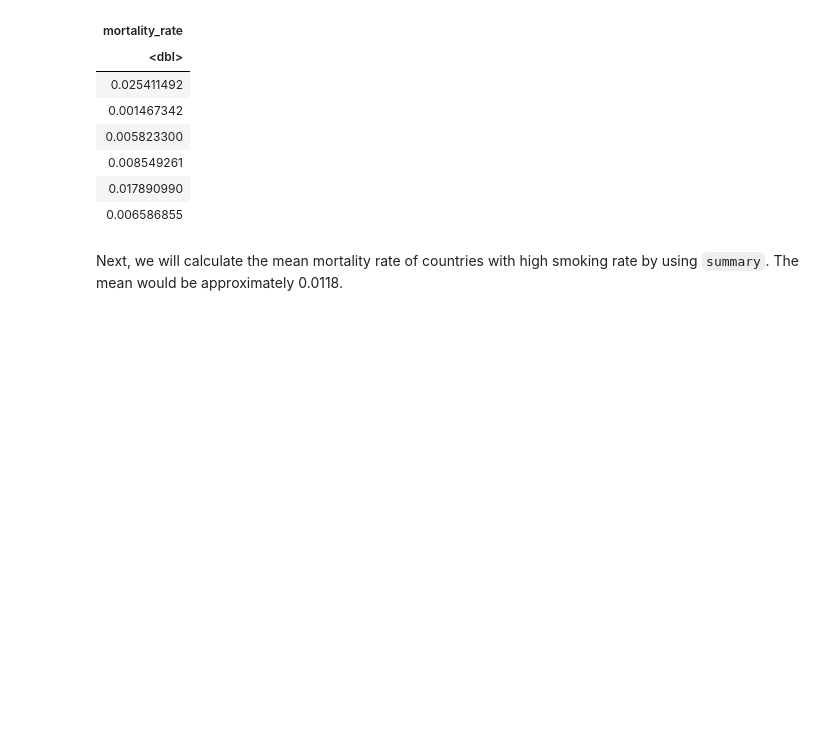
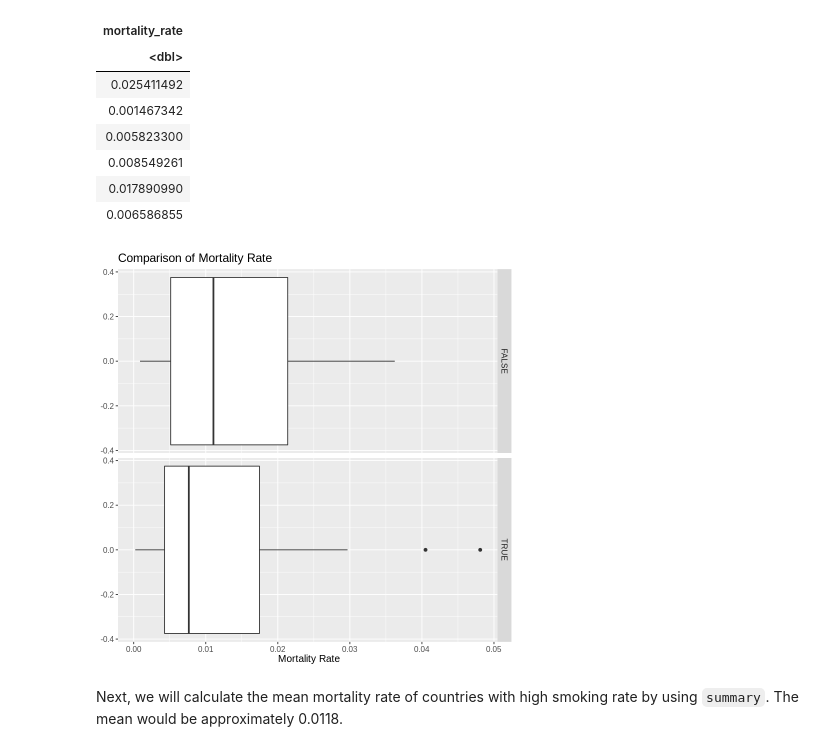
Before and after one commit to RayNguyent/STAT-201-Project, a Jupyter notebook: Proposal.ipynb, the cells around one changed output. Drawn from its saved outputs; the diff is of its cells as text; code cells hidden in the pictures; blank space fills up the shorter version.

```diff
--- a/Proposal.ipynb
+++ b/Proposal.ipynb
@@ -96,6 +108,14 @@ A tibble: 6 × 1
 | 0.008549261 |
 | 0.017890990 |
 | 0.006586855 |
+# %%
+ggplot(data = data_final) +
+    geom_boxplot(aes(x = mortality_rate)) +
+    facet_grid(vars(is_high_smoking_rate)) +
+    labs(x = " Mortality Rate", title = "Comparison of Mortality Rate") +
+    theme(text = element_text(size = 12))
+# %% [output]
+[figure, added]
 # %% [markdown]
 Next, we will calculate the mean mortality rate of countries with high smoking rate by using `summary`. The mean would be approximately 0.0118.
 # %%
```
Also changed, not shown: parts of 5 cells of this notebook.
